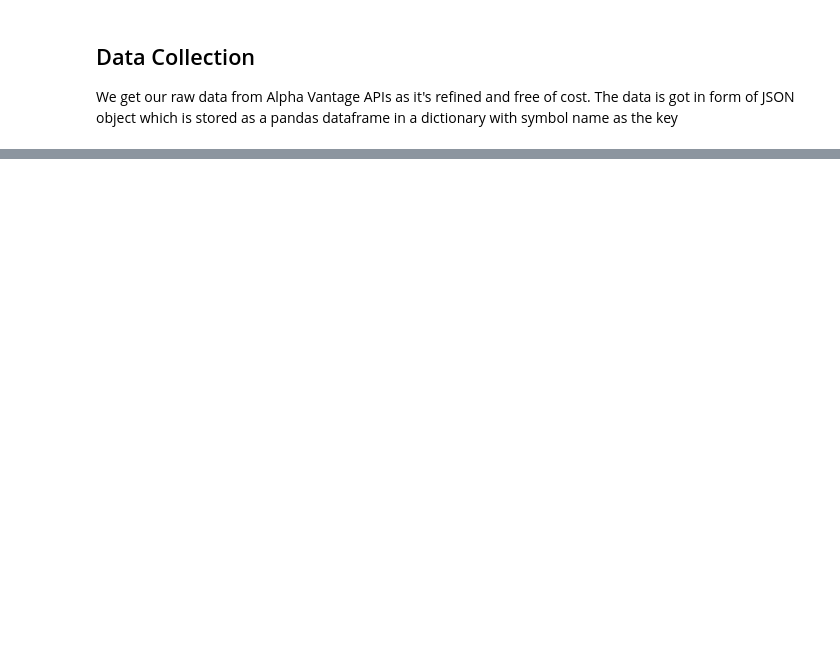
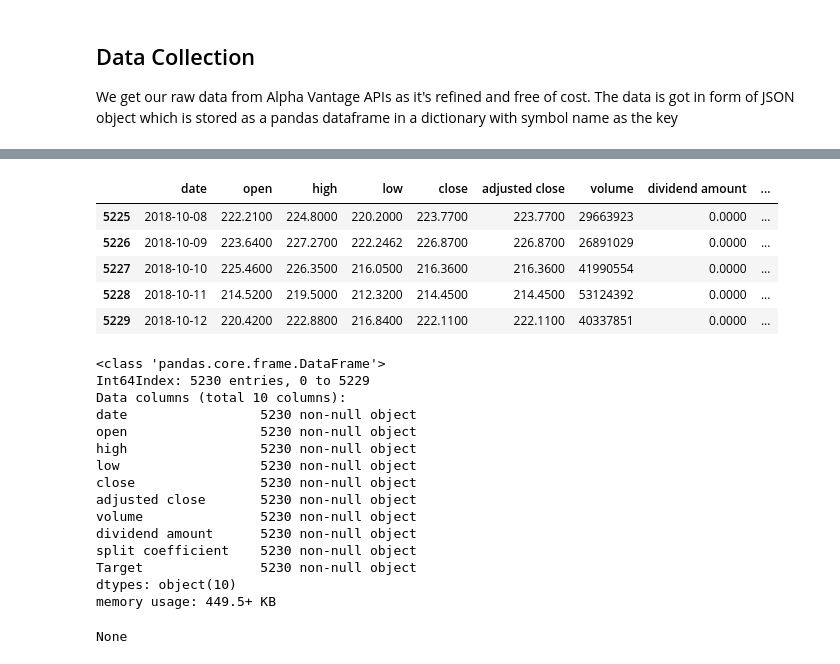
Before and after one commit to Neeraj-Natu/machine-learning_in_finance, a Jupyter notebook: Utils/Data-Prep.ipynb, the cells around one changed output, grey strips where cells are left out. Saved outputs shown, nothing was run; the diff lists cells and outputs as text; code cells hidden in the pictures; blank space fills up the shorter version.

```diff
--- a/Utils/Data-Prep.ipynb
+++ b/Utils/Data-Prep.ipynb
@@ -44 +28,55 @@ None
+# %%
+# Time Series Data
+
+parameters = {'function':'TIME_SERIES_DAILY_ADJUSTED', 'outputsize':outputsize,'datatype':datatype,'apikey':apikey,'symbol':symbol}
+
+response = requests.get(url, params = parameters);
+data = response.json()
+
+AAPL_TS_data = pd.DataFrame(data["Time Series (Daily)"]).T
+
+AAPL_TS_data.reset_index(inplace=True);
+AAPL_TS_data.rename(columns={'index': 'date'}, inplace=True);
+
+AAPL_TS_data.rename(columns={'1. open': 'open'}, inplace=True);
+AAPL_TS_data.rename(columns={'2. high': 'high'}, inplace=True);
+AAPL_TS_data.rename(columns={'3. low': 'low'}, inplace=True);
+AAPL_TS_data.rename(columns={'4. close': 'close'}, inplace=True);
+AAPL_TS_data.rename(columns={'5. adjusted close': 'adjusted close'}, inplace=True);
+AAPL_TS_data.rename(columns={'6. volume': 'volume'}, inplace=True);
+AAPL_TS_data.rename(columns={'7. dividend amount': 'dividend amount'}, inplace=True);
+AAPL_TS_data.rename(columns={'8. split coefficient': 'split coefficient'}, inplace=True);
+
+# Let's add another column to the frame which is the adjusted close data shifted by 10 days which is what we want to predict
+
+AAPL_TS_data["Target"] = AAPL_TS_data["adjusted close"].shift(-10);
+
+# Now that we donot have the data of the future we need to clip the dataframe where the target is not defined
+AAPL_TS_data = AAPL_TS_data.dropna()
+
+display(AAPL_TS_data.tail())
+display(AAPL_TS_data.info())
+# %% [output]
+|  | date | open | high | low | close | adjusted close | volume | dividend amount | ... |
+| 5225 | 2018-10-08 | 222.2100 | 224.8000 | 220.2000 | 223.7700 | 223.7700 | 29663923 | 0.0000 | ... |
+| 5226 | 2018-10-09 | 223.6400 | 227.2700 | 222.2462 | 226.8700 | 226.8700 | 26891029 | 0.0000 | ... |
+| 5227 | 2018-10-10 | 225.4600 | 226.3500 | 216.0500 | 216.3600 | 216.3600 | 41990554 | 0.0000 | ... |
+| 5228 | 2018-10-11 | 214.5200 | 219.5000 | 212.3200 | 214.4500 | 214.4500 | 53124392 | 0.0000 | ... |
+| 5229 | 2018-10-12 | 220.4200 | 222.8800 | 216.8400 | 222.1100 | 222.1100 | 40337851 | 0.0000 | ... |
+<class 'pandas.core.frame.DataFrame'>
+Int64Index: 5230 entries, 0 to 5229
+Data columns (total 10 columns):
+date                 5230 non-null object
+open                 5230 non-null object
+high                 5230 non-null object
+low                  5230 non-null object
+close                5230 non-null object
+adjusted close       5230 non-null object
+volume               5230 non-null object
+dividend amount      5230 non-null object
+split coefficient    5230 non-null object
+Target               5230 non-null object
+dtypes: object(10)
+memory usage: 449.5+ KB
+None
 # %%
```
Also changed, not shown: parts of 14 cells of this notebook, 15 other files.
